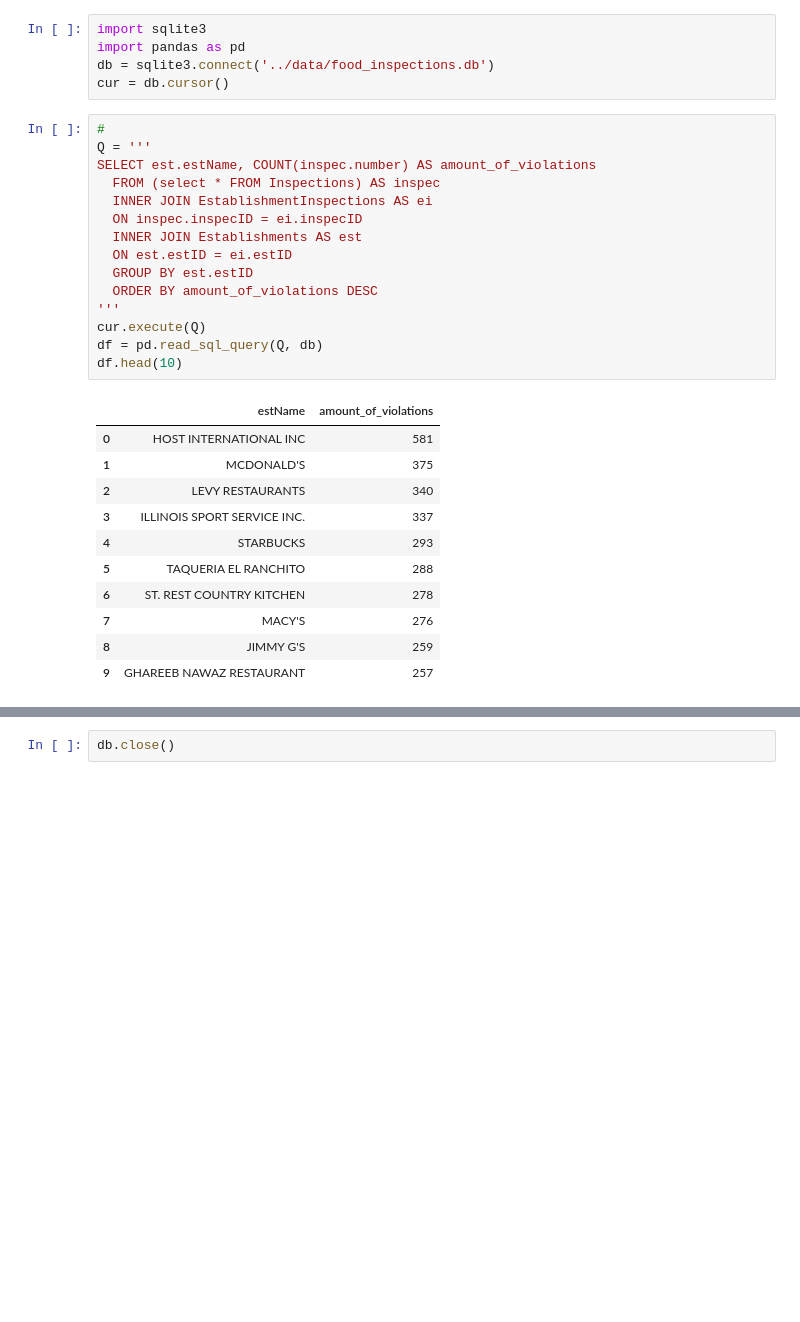
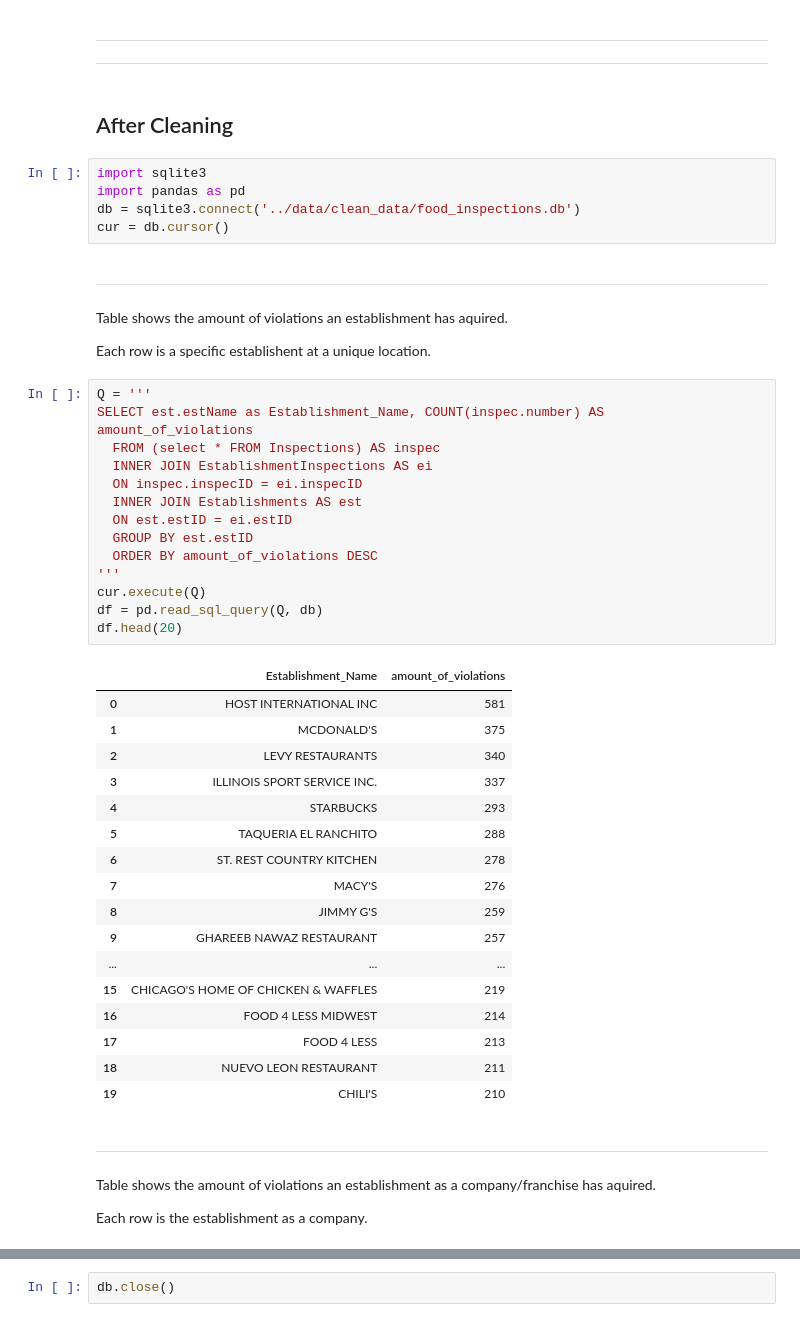
Before and after one commit to TylerLott/data-clean-proj, a Jupyter notebook: notebooks/db_use_case_queries.ipynb, the cells around one changed output, grey strips where cells are left out. Drawn from its saved outputs; the diff is of its cells as text; blank space fills up the shorter version.

Commit message:
refractored clean and dirty databases

```diff
--- a/notebooks/db_use_case_queries.ipynb
+++ b/notebooks/db_use_case_queries.ipynb
@@ -7,25 +133,35 @@ Which establishments, in D, have the most food inspection violations?
+# %% [markdown]
+---
+---
+# %% [markdown]
+## After Cleaning
 # %%
 import sqlite3
 import pandas as pd
-db = sqlite3.connect('../data/food_inspections.db')
+db = sqlite3.connect('../data/clean_data/food_inspections.db')
 cur = db.cursor()
+# %% [markdown]
+---
+# %% [markdown]
+Table shows the amount of violations an establishment has aquired.
+
+Each row is a specific establishent at a unique location.
 # %%
-#
 Q = '''
-SELECT est.estName, COUNT(inspec.number) AS amount_of_violations
+SELECT est.estName as Establishment_Name, COUNT(inspec.number) AS amount_of_violations
   FROM (select * FROM Inspections) AS inspec
   INNER JOIN EstablishmentInspections AS ei
   ON inspec.inspecID = ei.inspecID
   INNER JOIN Establishments AS est
   ON est.estID = ei.estID
   GROUP BY est.estID
   ORDER BY amount_of_violations DESC
 '''
 cur.execute(Q)
 df = pd.read_sql_query(Q, db)
-df.head(10)
+df.head(20)
 # %% [output]
-|  | estName | amount_of_violations |
+|  | Establishment_Name | amount_of_violations |
 | 0 | HOST INTERNATIONAL INC | 581 |
 | 1 | MCDONALD'S | 375 |
 | 2 | LEVY RESTAURANTS | 340 |
@@ -36,4 +172,16 @@ df.head(10)
 | 7 | MACY'S | 276 |
 | 8 | JIMMY G'S | 259 |
 | 9 | GHAREEB NAWAZ RESTAURANT | 257 |
+| ... | ... | ... |
+| 15 | CHICAGO'S HOME OF CHICKEN & WAFFLES | 219 |
+| 16 | FOOD 4 LESS MIDWEST | 214 |
+| 17 | FOOD 4 LESS | 213 |
+| 18 | NUEVO LEON RESTAURANT | 211 |
+| 19 | CHILI'S | 210 |
+# %% [markdown]
+---
+# %% [markdown]
+Table shows the amount of violations an establishment as a company/franchise has aquired.
+
+Each row is the establishment as a company.
 # %%
```
Also changed, not shown: parts of 22 cells of this notebook, 7 other files.
